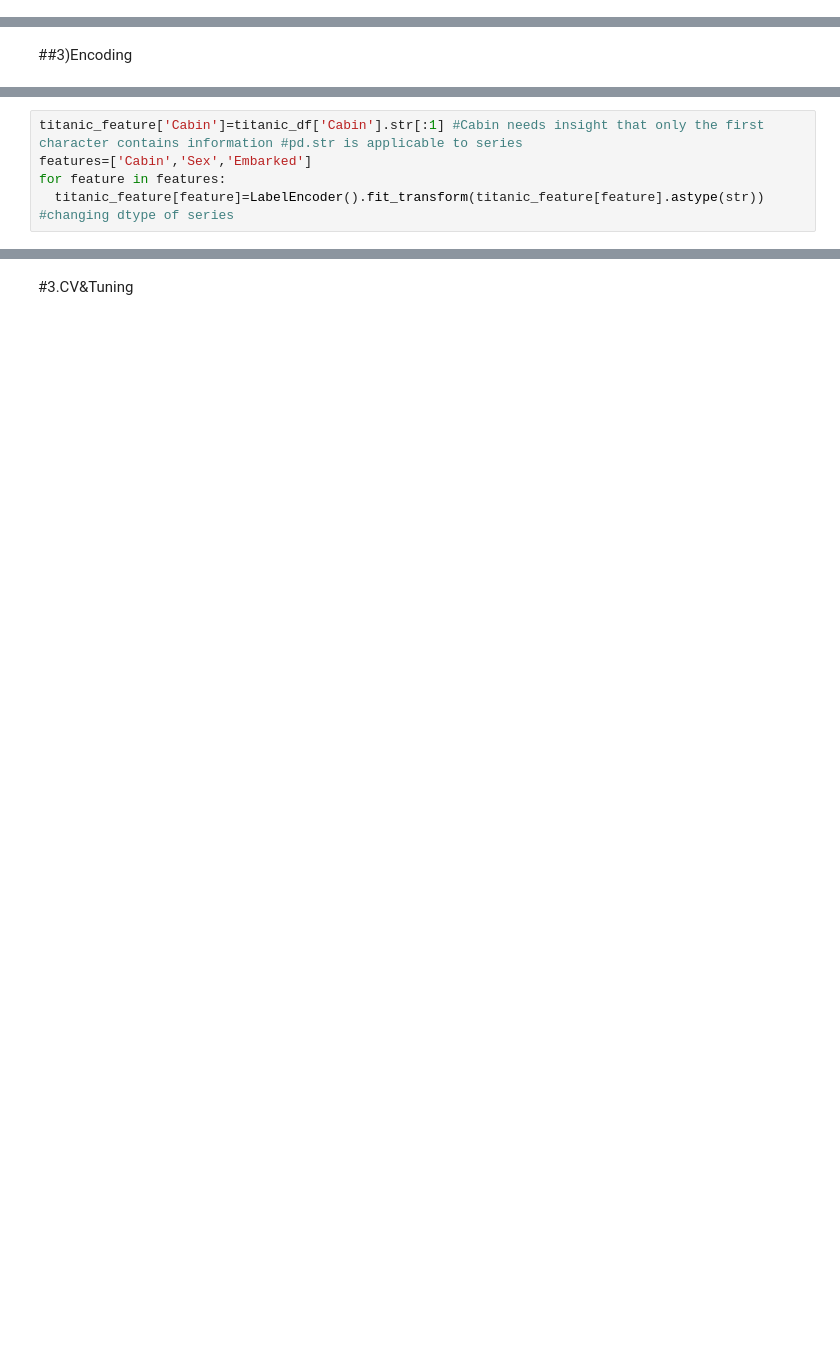
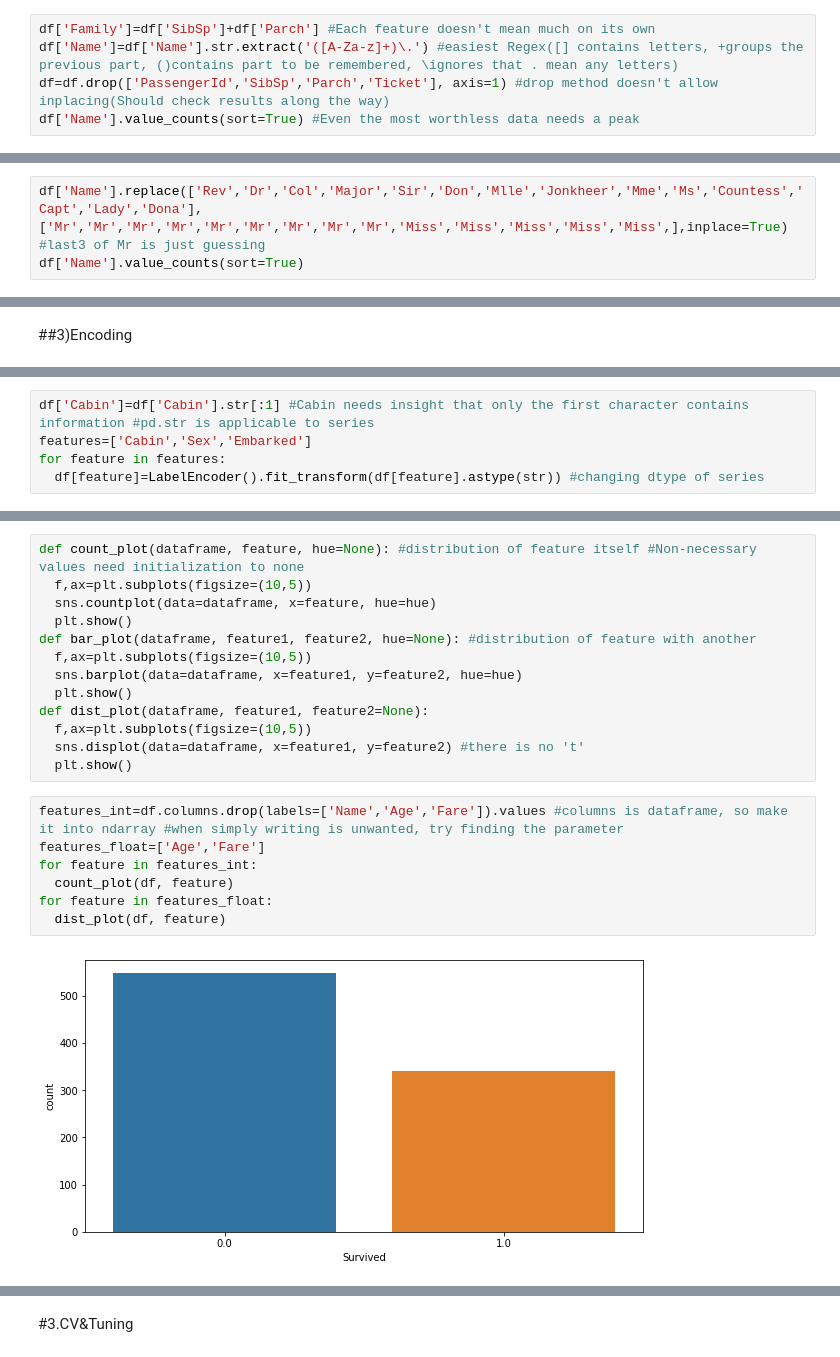
Before and after one commit to DongjunYou/21_1Q_Army, a Jupyter notebook: Titanic_Prototype.ipynb, the cells around one changed output, grey strips where cells are left out. Cells and saved outputs as stored; diff of their text form; blank space fills up the shorter version.

```diff
--- a/Titanic_Prototype.ipynb
+++ b/Titanic_Prototype.ipynb
@@ -70,0 +83,5 @@ print(titanic_feature.isnull().sum().sum()) #checking
+# %%
+df['Family']=df['SibSp']+df['Parch'] #Each feature doesn't mean much on its own
+df['Name']=df['Name'].str.extract('([A-Za-z]+)\.') #easiest Regex([] contains letters, +groups the previous part, ()contains part to be remembered, \ignores that . mean any letters)
+df=df.drop(['PassengerId','SibSp','Parch','Ticket'], axis=1) #drop method doesn't allow inplacing(Should check results along the way)
+df['Name'].value_counts(sort=True) #Even the most worthless data needs a peak
@@ -70,0 +108,3 @@ print(titanic_feature.isnull().sum().sum()) #checking
+# %%
+df['Name'].replace(['Rev','Dr','Col','Major','Sir','Don','Mlle','Jonkheer','Mme','Ms','Countess','Capt','Lady','Dona'],['Mr','Mr','Mr','Mr','Mr','Mr','Mr','Mr','Mr','Miss','Miss','Miss','Miss','Miss',],inplace=True) #last3 of Mr is just guessing
+df['Name'].value_counts(sort=True)
@@ -96,6 +141,6 @@ N      2
 Name: Embarked, dtype: int64
 # %%
-titanic_feature['Cabin']=titanic_df['Cabin'].str[:1] #Cabin needs insight that only the first character contains information #pd.str is applicable to series
+df['Cabin']=df['Cabin'].str[:1] #Cabin needs insight that only the first character contains information #pd.str is applicable to series
 features=['Cabin','Sex','Embarked']
 for feature in features:
-  titanic_feature[feature]=LabelEncoder().fit_transform(titanic_feature[feature].astype(str)) #changing dtype of series
+  df[feature]=LabelEncoder().fit_transform(df[feature].astype(str)) #changing dtype of series
@@ -101,0 +163,22 @@ for feature in features:
+# %%
+def count_plot(dataframe, feature, hue=None): #distribution of feature itself #Non-necessary values need initialization to none
+  f,ax=plt.subplots(figsize=(10,5))
+  sns.countplot(data=dataframe, x=feature, hue=hue)
+  plt.show()
+def bar_plot(dataframe, feature1, feature2, hue=None): #distribution of feature with another
+  f,ax=plt.subplots(figsize=(10,5))
+  sns.barplot(data=dataframe, x=feature1, y=feature2, hue=hue)
+  plt.show()
+def dist_plot(dataframe, feature1, feature2=None):
+  f,ax=plt.subplots(figsize=(10,5))
+  sns.displot(data=dataframe, x=feature1, y=feature2) #there is no 't'
+  plt.show()
+# %%
+features_int=df.columns.drop(labels=['Name','Age','Fare']).values #columns is dataframe, so make it into ndarray #when simply writing is unwanted, try finding the parameter
+features_float=['Age','Fare']
+for feature in features_int:
+  count_plot(df, feature)
+for feature in features_float:
+  dist_plot(df, feature)
+# %% [output]
+[figure, added]
```
Also changed, not shown: parts of 39 cells of this notebook.
